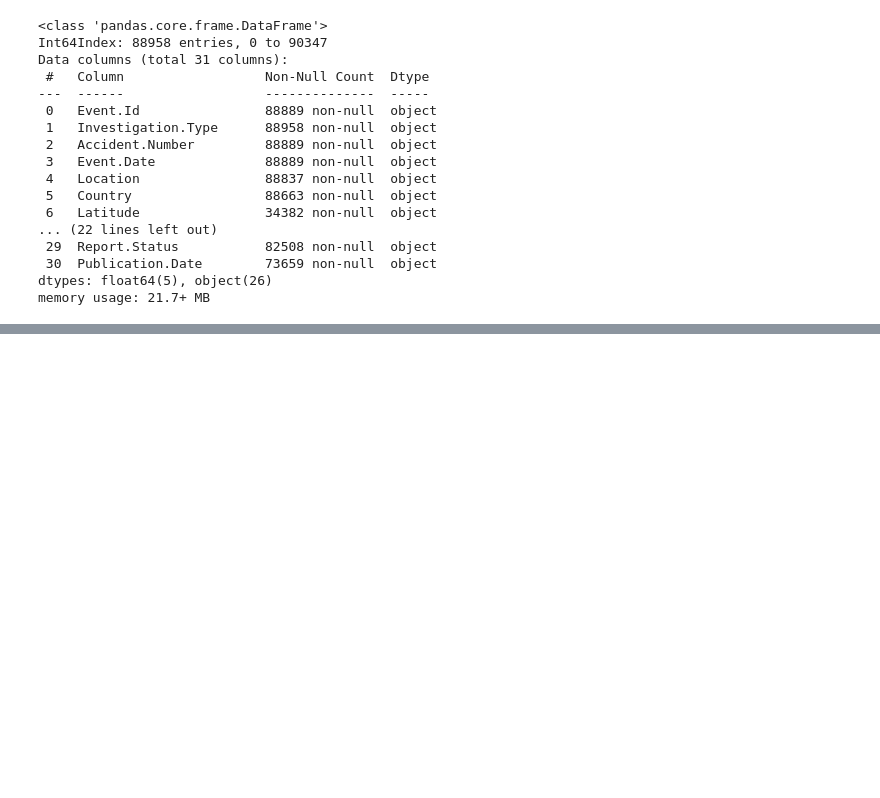
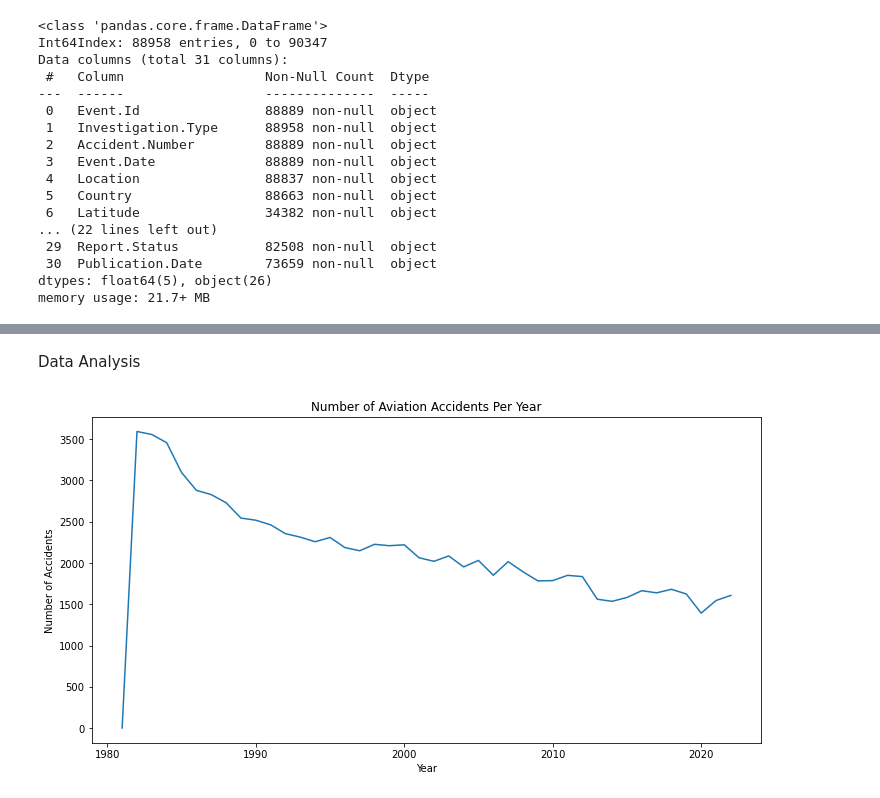
Before and after one commit to kanyua-charity/NTSB-Aviation-Accident-Analysis, a Jupyter notebook: student.ipynb, the cells around one changed output, grey strips where cells are left out. Saved outputs shown, nothing was run; the diff lists cells and outputs as text; code cells hidden in the pictures; blank space fills up the shorter version.

```diff
--- a/student.ipynb
+++ b/student.ipynb
@@ -159,0 +185,4 @@ memory usage: 44.4+ KB
+# %%
+#filling missing values in Number.of.Engines with the mode
+df["Number.of.Engines"] = df["Number.of.Engines"].fillna(df["Number.of.Engines"].mode()[0])
+df.info()
@@ -159,0 +253,2 @@ memory usage: 44.4+ KB
+# %% [markdown]
+Data Analysis
@@ -160,3 +257,19 @@ memory usage: 44.4+ KB
+# %%
+#Number of accidents per year
+df['Year'] = df['Event.Date'].dt.year
+accidents_per_year = df['Year'].value_counts().sort_index()
+
+start_year = 1980
+accidents_per_year = accidents_per_year[accidents_per_year.index >= start_year]
+
+plt.figure(figsize=(12,6))
+sns.lineplot(x=accidents_per_year.index, y=accidents_per_year.values)
+plt.xlabel('Year')
+plt.ylabel('Number of Accidents')
+plt.title('Number of Aviation Accidents Per Year')
+plt.show()
+# %% [output]
+[figure, added]
 # %%
 #getting the total number of injuries and fatalities
 col_totals = df[["Total.Fatal.Injuries", "Total.Serious.Injuries", "Total.Minor.Injuries"]].sum()
```
Also changed, not shown: parts of 21 cells of this notebook.
